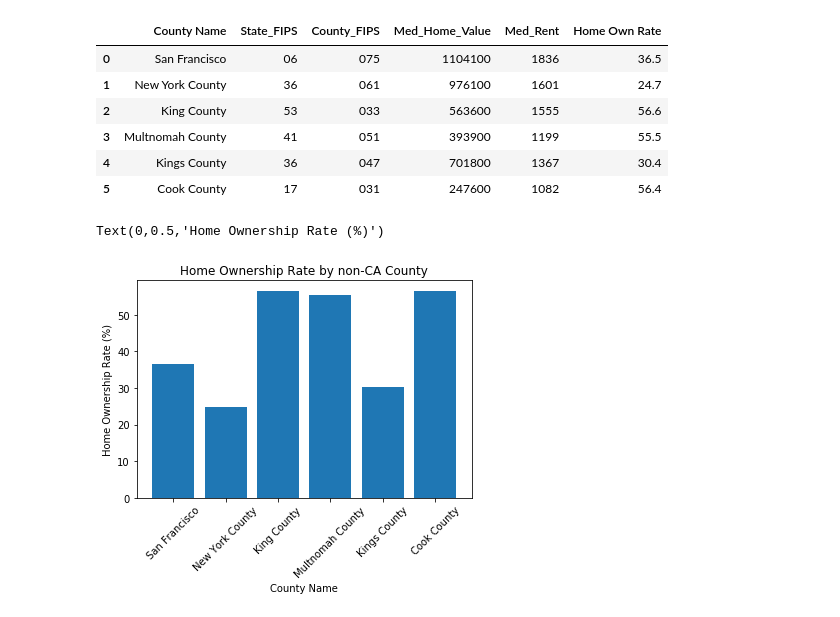
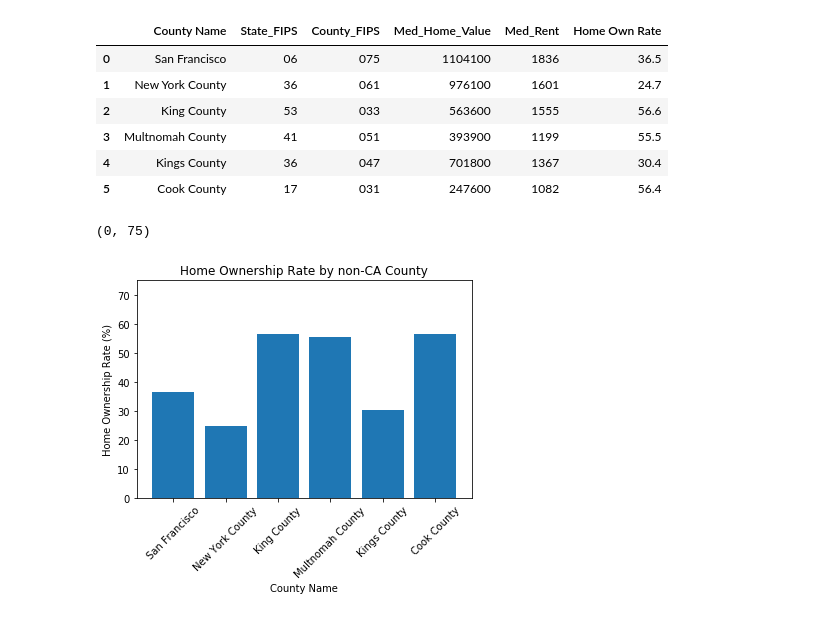
Before and after one commit to vanessaoakes/Escape-the-Bay, a Jupyter notebook: Census Housing API.ipynb, the cells around one changed output. Cells and saved outputs as stored; diff of their text form; code cells hidden in the pictures.

```diff
--- a/Census Housing API.ipynb
+++ b/Census Housing API.ipynb
@@ -247,12 +254,13 @@ non_ca_df
 # %%
 x_axis = np.arange(len(nonca_cty_name))
 tick_locations = [x for x in x_axis]
 plt.bar(x_axis, nonca_own_rate)
 plt.xticks(tick_locations, nonca_cty_name, rotation=45)
 
 plt.title("Home Ownership Rate by non-CA County")
 plt.xlabel("County Name")
 plt.ylabel("Home Ownership Rate (%)")
+plt.ylim(0, 75)
 # %% [output]
-Text(0,0.5,'Home Ownership Rate (%)')
+(0, 75)
-[figure, old version]
+[figure, new version]
```
Also changed, not shown: parts of 6 cells of this notebook.
